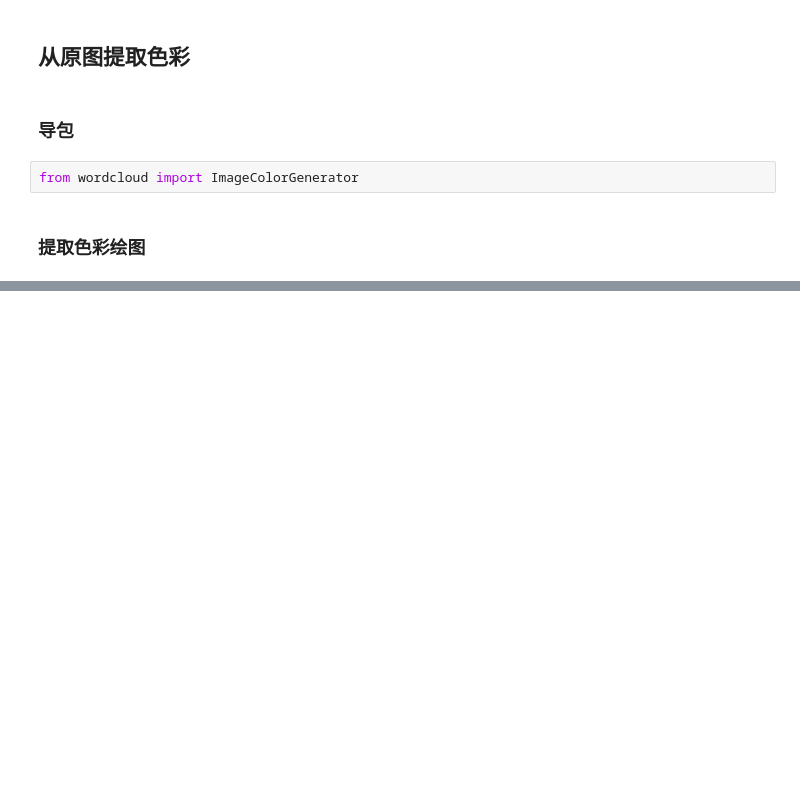
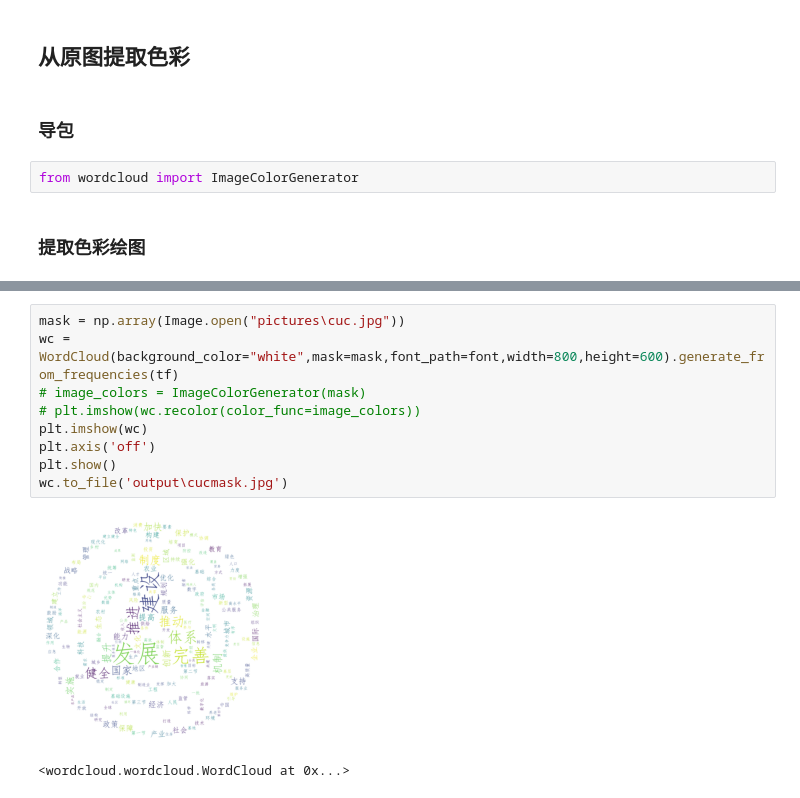
Before and after one commit to ZZh2333/PublicOpinionAnalysisandSocialComputing, a Jupyter notebook: homework-21-3-20/homework(1).ipynb, the cells around one changed output, grey strips where cells are left out. Saved outputs shown, nothing was run; the diff lists cells and outputs as text; blank space fills up the shorter version.

```diff
--- a/homework-21-3-20/homework(1).ipynb
+++ b/homework-21-3-20/homework(1).ipynb
@@ -152 +152,13 @@ wc.to_file('output\chinamaskcolor.jpg')
 <wordcloud.wordcloud.WordCloud at 0x...>
+# %%
+mask = np.array(Image.open("pictures\cuc.jpg"))
+wc = WordCloud(background_color="white",mask=mask,font_path=font,width=800,height=600).generate_from_frequencies(tf)
+# image_colors = ImageColorGenerator(mask)
+# plt.imshow(wc.recolor(color_func=image_colors))
+plt.imshow(wc)
+plt.axis('off')
+plt.show()
+wc.to_file('output\cucmask.jpg')
+# %% [output]
+[figure, added]
+<wordcloud.wordcloud.WordCloud at 0x...>
```
Also changed, not shown: parts of 8 cells of this notebook, 10 other files.
